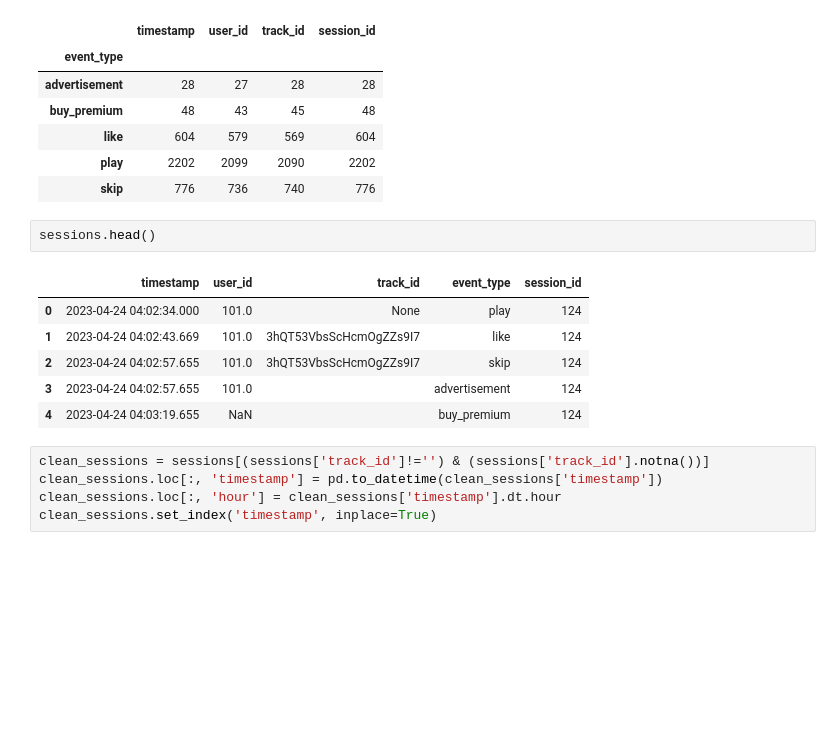
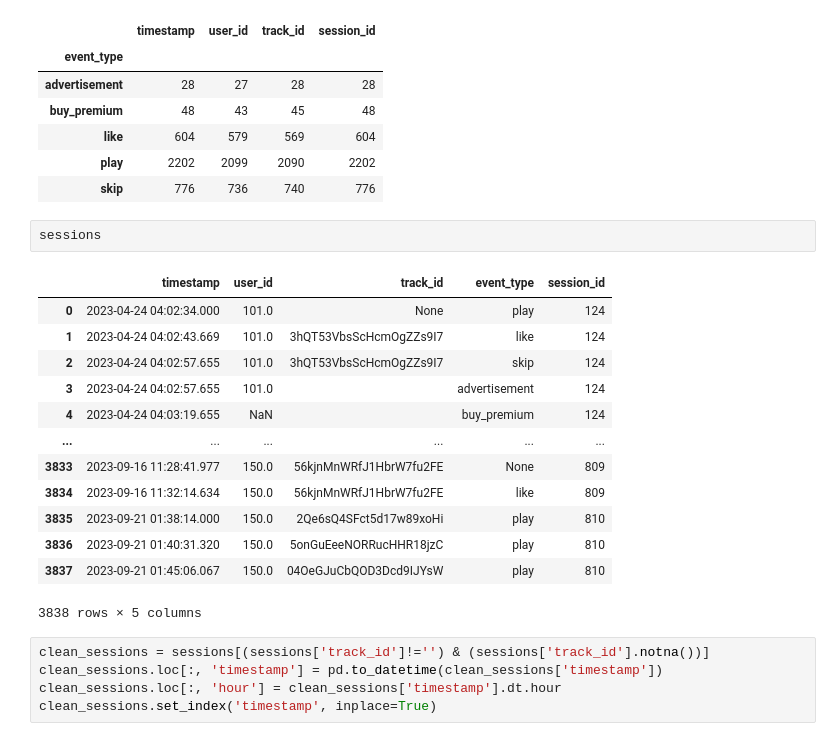
Before and after one commit to dawidkasz/song-skip-predictor, a Jupyter notebook: bronze_analyze.ipynb, the cells around one changed output. Cells and saved outputs as stored; diff of their text form; blank space fills up the shorter version.

```diff
--- a/bronze_analyze.ipynb
+++ b/bronze_analyze.ipynb
@@ -80,14 +80,21 @@ sessions_events.count()
 | play | 2202 | 2099 | 2090 | 2202 |
 | skip | 776 | 736 | 740 | 776 |
 # %%
-sessions.head()
+sessions
 # %% [output]
 |  | timestamp | user_id | track_id | event_type | session_id |
 | 0 | 2023-04-24 04:02:34.000 | 101.0 | None | play | 124 |
 | 1 | 2023-04-24 04:02:43.669 | 101.0 | 3hQT53VbsScHcmOgZZs9I7 | like | 124 |
 | 2 | 2023-04-24 04:02:57.655 | 101.0 | 3hQT53VbsScHcmOgZZs9I7 | skip | 124 |
 | 3 | 2023-04-24 04:02:57.655 | 101.0 |  | advertisement | 124 |
 | 4 | 2023-04-24 04:03:19.655 | NaN |  | buy_premium | 124 |
+| ... | ... | ... | ... | ... | ... |
+| 3833 | 2023-09-16 11:28:41.977 | 150.0 | 56kjnMnWRfJ1HbrW7fu2FE | None | 809 |
+| 3834 | 2023-09-16 11:32:14.634 | 150.0 | 56kjnMnWRfJ1HbrW7fu2FE | like | 809 |
+| 3835 | 2023-09-21 01:38:14.000 | 150.0 | 2Qe6sQ4SFct5d17w89xoHi | play | 810 |
+| 3836 | 2023-09-21 01:40:31.320 | 150.0 | 5onGuEeeNORRucHHR18jzC | play | 810 |
+| 3837 | 2023-09-21 01:45:06.067 | 150.0 | 04OeGJuCbQOD3Dcd9IJYsW | play | 810 |
+3838 rows × 5 columns
 # %%
 clean_sessions = sessions[(sessions['track_id']!='') & (sessions['track_id'].notna())]
 clean_sessions.loc[:, 'timestamp'] = pd.to_datetime(clean_sessions['timestamp'])
```
Also changed, not shown: parts of 3 cells of this notebook, 1 other file.
